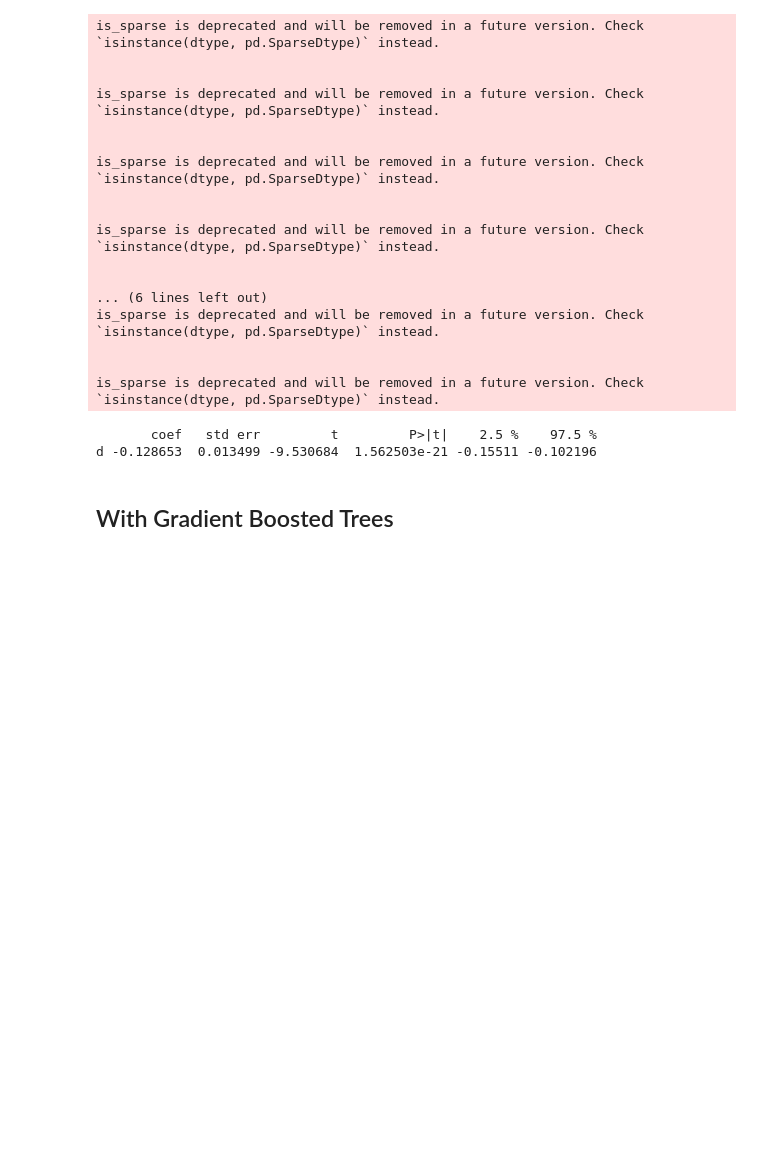
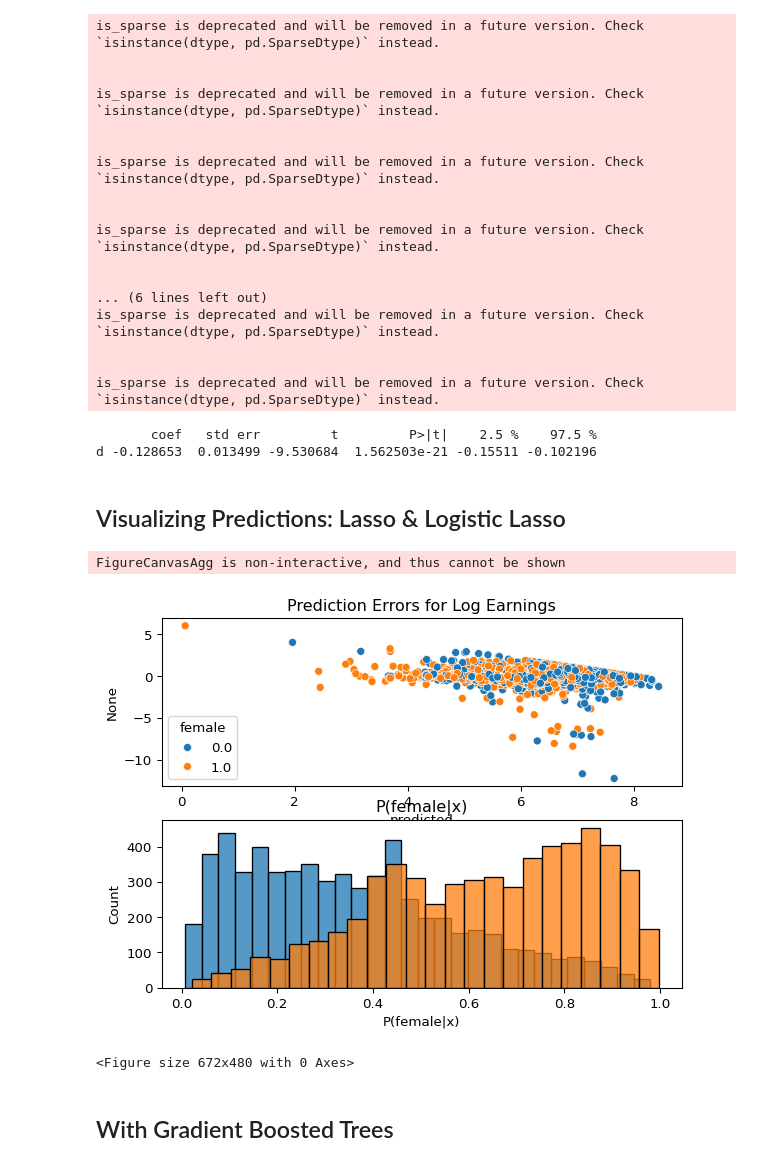
Before and after one commit to ubcecon/ECON526, a Jupyter notebook: paul/doubleml.ipynb, the cells around one changed output. Cells and saved outputs as stored; diff of their text form; code cells hidden in the pictures; blank space fills up the shorter version.

```diff
--- a/paul/doubleml.ipynb
+++ b/paul/doubleml.ipynb
@@ -595,6 +607,21 @@ is_sparse is deprecated and will be removed in a future version. Check `isinstan
 is_sparse is deprecated and will be removed in a future version. Check `isinstance(dtype, pd.SparseDtype)` instead.
        coef   std err         t         P>|t|    2.5 %    97.5 %
 d -0.128653  0.013499 -9.530684  1.562503e-21 -0.15511 -0.102196
+# %% [markdown]
+## Visualizing Predictions: Lasso & Logistic Lasso
+# %%
+def dmlpreddf(dml_model):
+    df=pd.DataFrame({"logearn":logearn,
+                     "predicted":dml_model.predictions['ml_l'].flatten(),
+                     "female":female,
+                     "P(female|x)":dml_model.predictions['ml_m'].flatten()})
+    return(df)
+
+plotpredictions(dmlpreddf(dml_plr_lasso)).show()
+# %% [output]
+FigureCanvasAgg is non-interactive, and thus cannot be shown
+[figure, added]
+<Figure size 672x480 with 0 Axes>
 # %% [markdown]
 ## With Gradient Boosted Trees
 # %%
```
Also changed, not shown: parts of 11 cells of this notebook, 8 other files.
